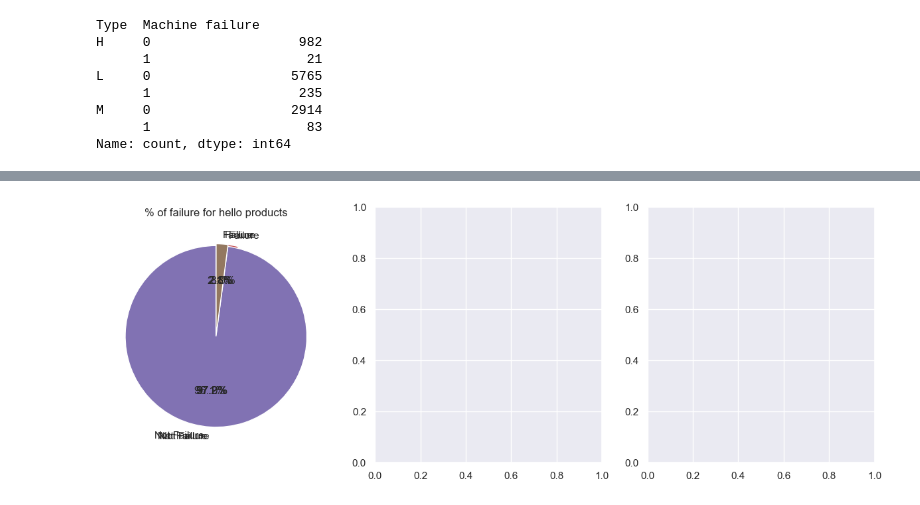
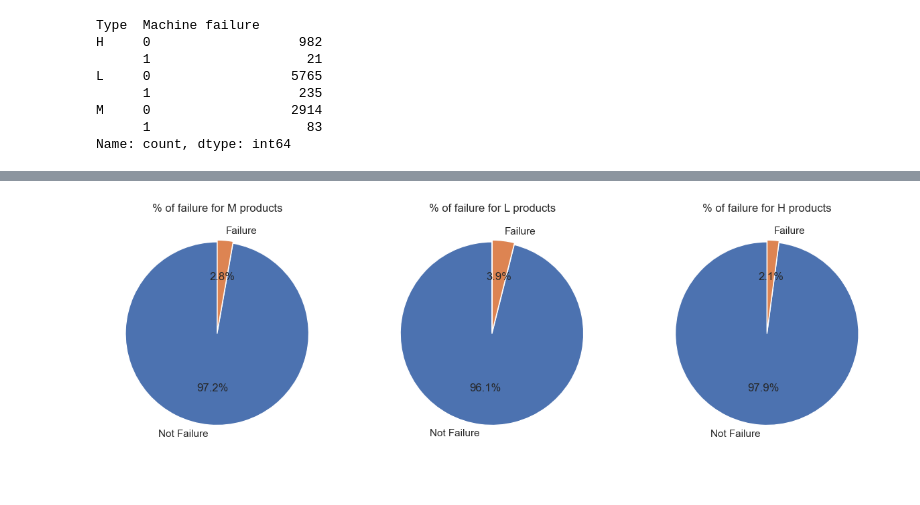
Before and after one commit to nayana-sisil/predictive-maintenance-ml, a Jupyter notebook: Predictive_maintaince.ipynb, the cells around one changed output, grey strips where cells are left out. Saved outputs shown, nothing was run; the diff lists cells and outputs as text; code cells hidden in the pictures.

```diff
--- a/Predictive_maintaince.ipynb
+++ b/Predictive_maintaince.ipynb
@@ -351,39 +335,18 @@ df.head()
 # %%
 fig, axes = plt.subplots(1,3, figsize=[15,5])
+j = 0
 
 for i in ['M','L','H']:
-
-    j = 0
 
     data = df[['Type','Machine failure']][df['Type'] == i].value_counts()
 
     axes[j].pie(data,
             labels = ['Not Failure','Failure'],
             autopct = '%1.1f%%',
             startangle = 90,
             explode = [0.02,0],
            )
     axes[j].set_title(f'% of failure for {i} products')
     j = j + 1
-
-
-
-
-
-
-# df[df['Type'] == 'M']
-# df[['Type','Machine failure']][df['Type'] == 'M'].value_counts()
-
-# fig, axes = plt.subplots(1,3, figsize=[15,5])
-
-# axes[0].pie(df[['Type','Machine failure']][df['Type'] == 'M'].value_counts(),
-#             labels = ['Not Failure','Failure'],
-#             autopct = '%1.1f%%',
-#             startangle = 90,
-#             explode = [0.02,0],
-#            )
-st =  'hello'
-axes[0].set_title(f'% of failure for {st} products')
-plt.show()
 # %% [output]
-[figure, old version]
+[figure, new version]
```
Also changed, not shown: parts of 6 cells of this notebook.
